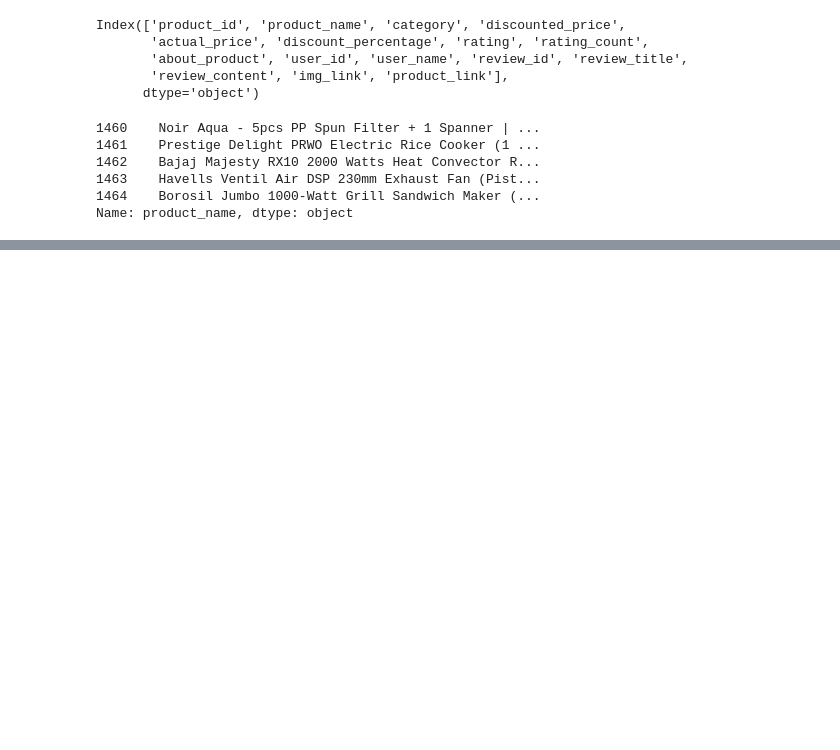
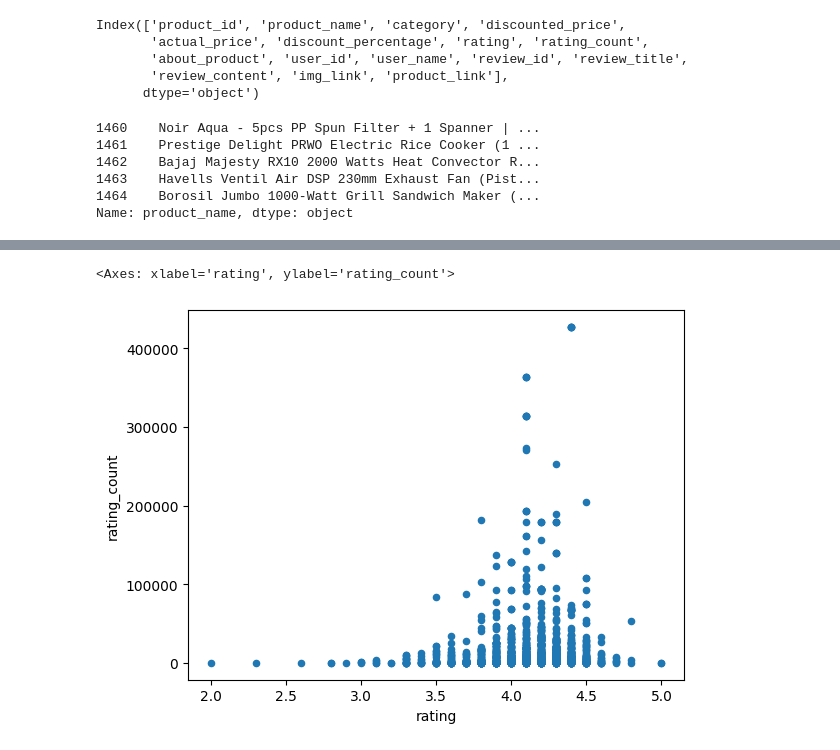
Before and after one commit to MiltonOberg/Fullstack_data_milton_osterberg, a Jupyter notebook: code_alongs/codealong_2.ipynb, the cells around one changed output, grey strips where cells are left out. Drawn from its saved outputs; the diff is of its cells as text; code cells hidden in the pictures; blank space fills up the shorter version.

```diff
--- a/code_alongs/codealong_2.ipynb
+++ b/code_alongs/codealong_2.ipynb
@@ -94,0 +111,3 @@ Name: product_name, dtype: object
+# %%
+amazon = amazon[pd.to_numeric(amazon["rating"], errors="coerce").notna()]
+amazon.shape
@@ -94,0 +116,5 @@ Name: product_name, dtype: object
+# %%
+try:
+    amazon.astype({"rating": float, "rating_count": int})
+except ValueError as err:
+    print(err)
@@ -94,0 +127,3 @@ Name: product_name, dtype: object
+# %%
+amazon = amazon[amazon["rating_count"].notna()]
+amazon.shape
@@ -94,0 +132,5 @@ Name: product_name, dtype: object
+# %%
+try:
+    amazon = amazon.astype({"rating": float, "rating_count": int})
+except ValueError as err:
+    print(err)
@@ -94,0 +186,5 @@ Name: product_name, dtype: object
+# %%
+amazon.plot(kind= "scatter", x= "rating", y= "rating_count")
+# %% [output]
+<Axes: xlabel='rating', ylabel='rating_count'>
+[figure, added]
```
Also changed, not shown: parts of 8 cells of this notebook.
